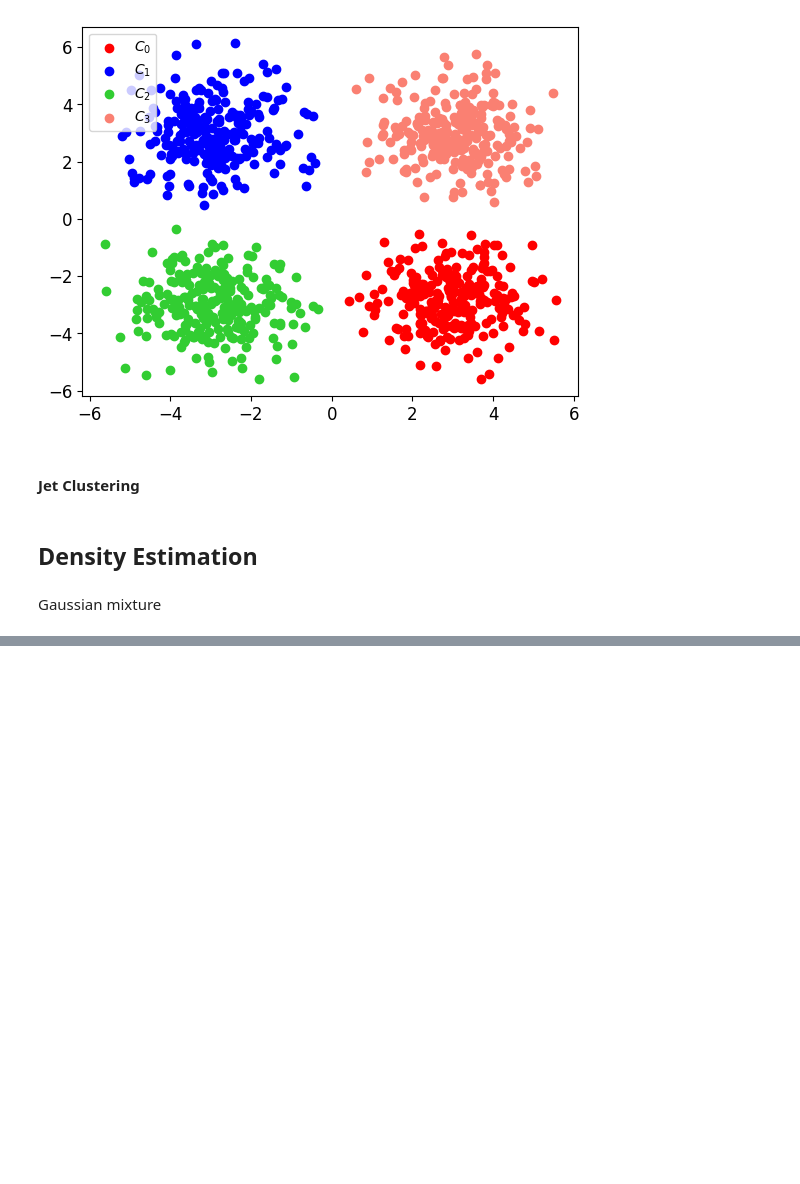
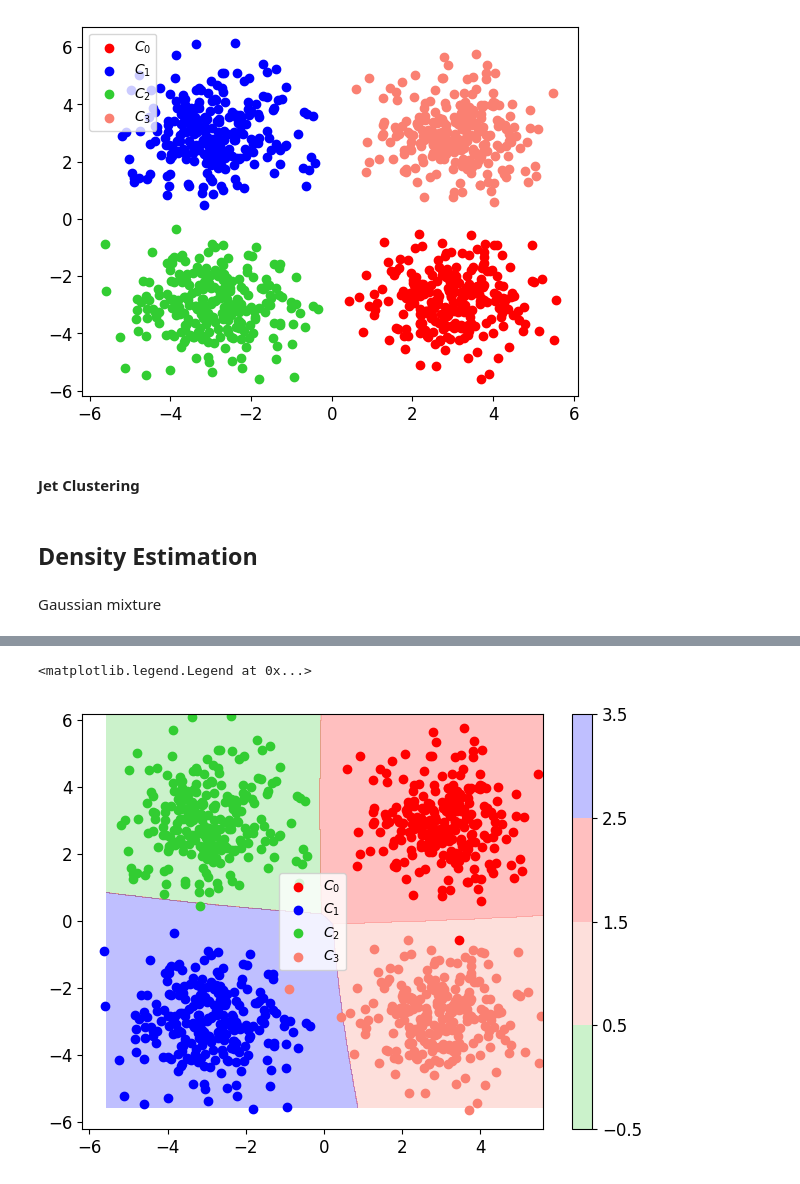
Before and after one commit to mcgen-ct/tutorials, a Jupyter notebook: ML/SimpleML.ipynb, the cells around one changed output, grey strips where cells are left out. Saved outputs shown, nothing was run; the diff lists cells and outputs as text; code cells hidden in the pictures; blank space fills up the shorter version.

```diff
--- a/ML/SimpleML.ipynb
+++ b/ML/SimpleML.ipynb
@@ -1599,0 +1805,17 @@ def log_likelihood():
+# %%
+x1vals = np.linspace(0.99*np.min(X[:,0]),1.01*np.max(X[:,0]),1000)
+x2vals = np.linspace(0.99*np.min(X[:,1]),1.01*np.max(X[:,1]),1000)
+X1, X2 = np.meshgrid(x1vals,x2vals)
+Xvals = np.array([X1.ravel(),X2.ravel()]).T
+Z = best_model.predict(Xvals).reshape(X1.shape)
+plt.contourf(X1,X2,Z,colors=['limegreen','salmon','red','blue'],levels=[-0.5,0.5,1.5,2.5,3.5],alpha=0.25)
+plt.colorbar()
+plt.scatter(X[t==0,0],X[t==0,1],c='red', label='$C_{0}$')
+plt.scatter(X[t==1,0],X[t==1,1],c='blue', label='$C_{1}$')
+plt.scatter(X[t==2,0],X[t==2,1],c='limegreen', label='$C_{2}$')
+plt.scatter(X[t==3,0],X[t==3,1],c='salmon', label='$C_{3}$')
+plt.tight_layout()
+plt.legend(loc='center')
+# %% [output]
+<matplotlib.legend.Legend at 0x...>
+[figure, added]
```
Also changed, not shown: parts of 24 cells of this notebook.
